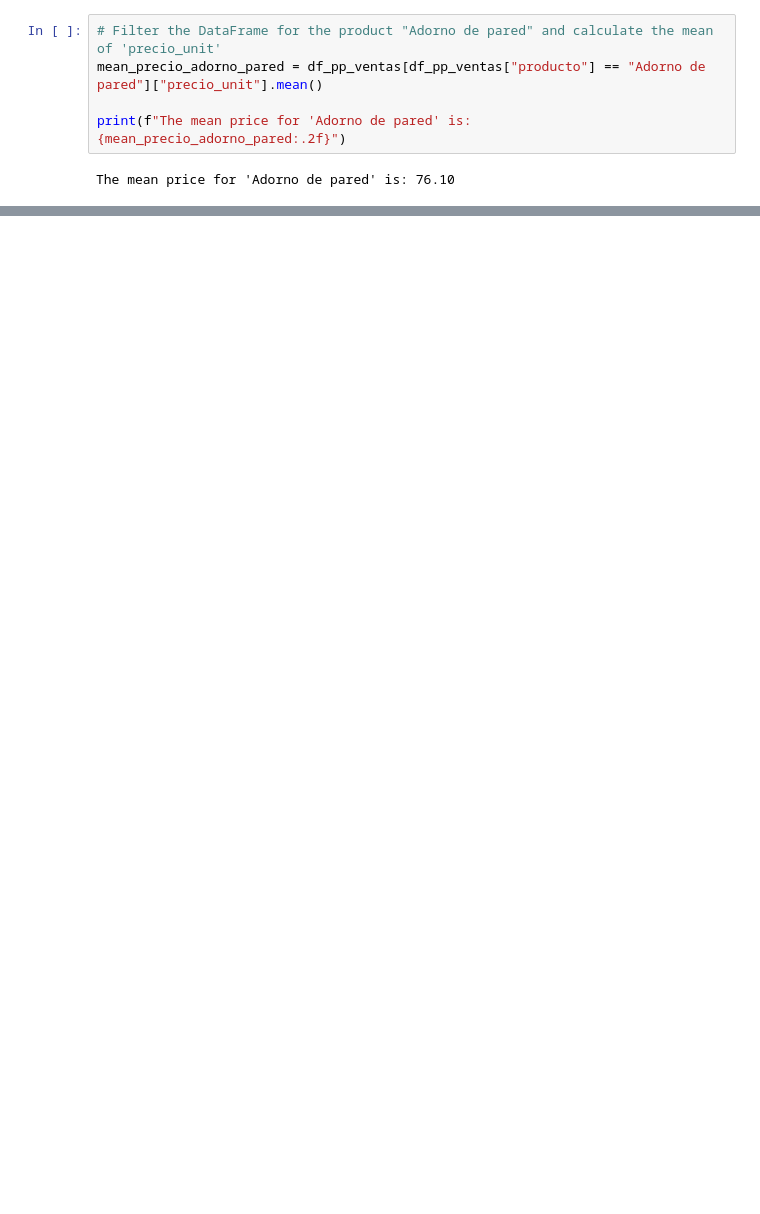
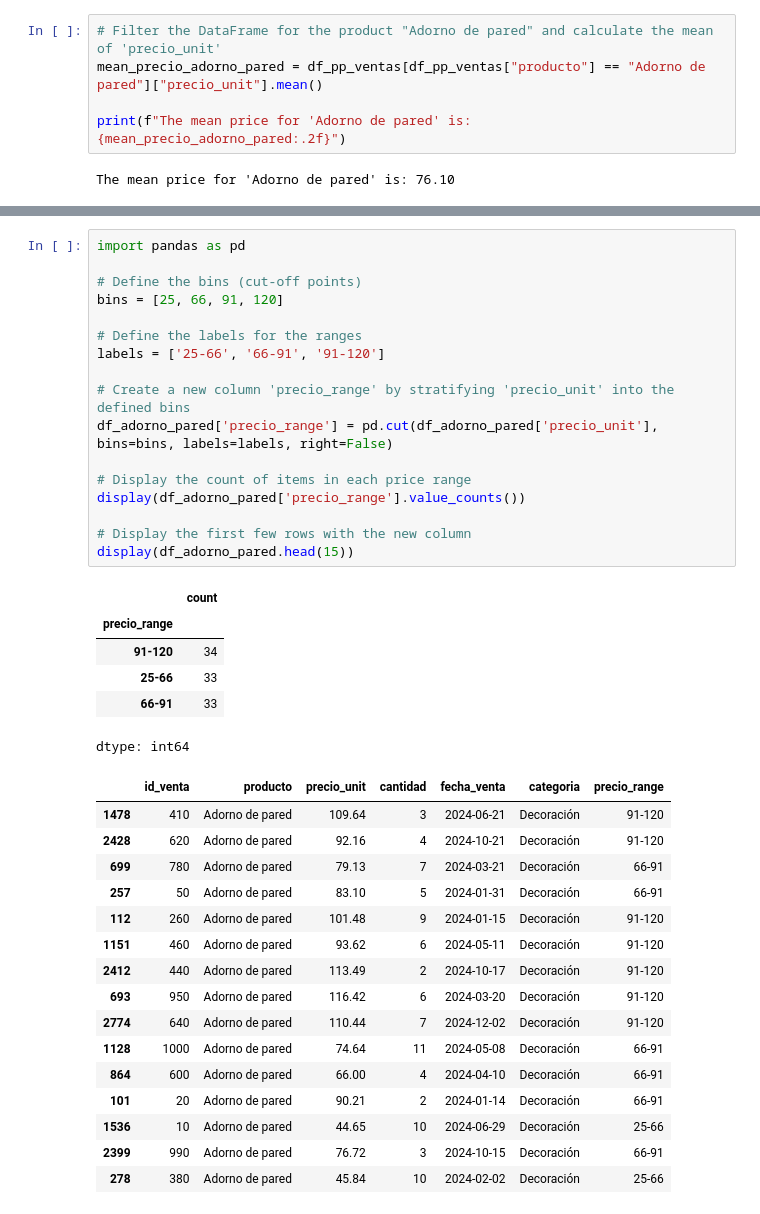
Before and after one commit to alex-degarate/TT-2C2025-Data-Analitycs-Notebooks, a Jupyter notebook: PreEntrega/PE-alex-15O.ipynb, the cells around one changed output, grey strips where cells are left out. Cells and saved outputs as stored; diff of their text form; blank space fills up the shorter version.

```diff
--- a/PreEntrega/PE-alex-15O.ipynb
+++ b/PreEntrega/PE-alex-15O.ipynb
@@ -1008,0 +1012,40 @@ The 70th percentile of the price for 'Adorno de pared' is: 90.64
+# %%
+import pandas as pd
+
+# Define the bins (cut-off points)
+bins = [25, 66, 91, 120]
+
+# Define the labels for the ranges
+labels = ['25-66', '66-91', '91-120']
+
+# Create a new column 'precio_range' by stratifying 'precio_unit' into the defined bins
+df_adorno_pared['precio_range'] = pd.cut(df_adorno_pared['precio_unit'], bins=bins, labels=labels, right=False)
+
+# Display the count of items in each price range
+display(df_adorno_pared['precio_range'].value_counts())
+
+# Display the first few rows with the new column
+display(df_adorno_pared.head(15))
+# %% [output]
+|  | count |
+| precio_range |  |
+| 91-120 | 34 |
+| 25-66 | 33 |
+| 66-91 | 33 |
+dtype: int64
+|  | id_venta | producto | precio_unit | cantidad | fecha_venta | categoria | precio_range |
+| 1478 | 410 | Adorno de pared | 109.64 | 3 | 2024-06-21 | Decoración | 91-120 |
+| 2428 | 620 | Adorno de pared | 92.16 | 4 | 2024-10-21 | Decoración | 91-120 |
+| 699 | 780 | Adorno de pared | 79.13 | 7 | 2024-03-21 | Decoración | 66-91 |
+| 257 | 50 | Adorno de pared | 83.10 | 5 | 2024-01-31 | Decoración | 66-91 |
+| 112 | 260 | Adorno de pared | 101.48 | 9 | 2024-01-15 | Decoración | 91-120 |
+| 1151 | 460 | Adorno de pared | 93.62 | 6 | 2024-05-11 | Decoración | 91-120 |
+| 2412 | 440 | Adorno de pared | 113.49 | 2 | 2024-10-17 | Decoración | 91-120 |
+| 693 | 950 | Adorno de pared | 116.42 | 6 | 2024-03-20 | Decoración | 91-120 |
+| 2774 | 640 | Adorno de pared | 110.44 | 7 | 2024-12-02 | Decoración | 91-120 |
+| 1128 | 1000 | Adorno de pared | 74.64 | 11 | 2024-05-08 | Decoración | 66-91 |
+| 864 | 600 | Adorno de pared | 66.00 | 4 | 2024-04-10 | Decoración | 66-91 |
+| 101 | 20 | Adorno de pared | 90.21 | 2 | 2024-01-14 | Decoración | 66-91 |
+| 1536 | 10 | Adorno de pared | 44.65 | 10 | 2024-06-29 | Decoración | 25-66 |
+| 2399 | 990 | Adorno de pared | 76.72 | 3 | 2024-10-15 | Decoración | 66-91 |
+| 278 | 380 | Adorno de pared | 45.84 | 10 | 2024-02-02 | Decoración | 25-66 |
```
Also changed, not shown: parts of 7 cells of this notebook.
